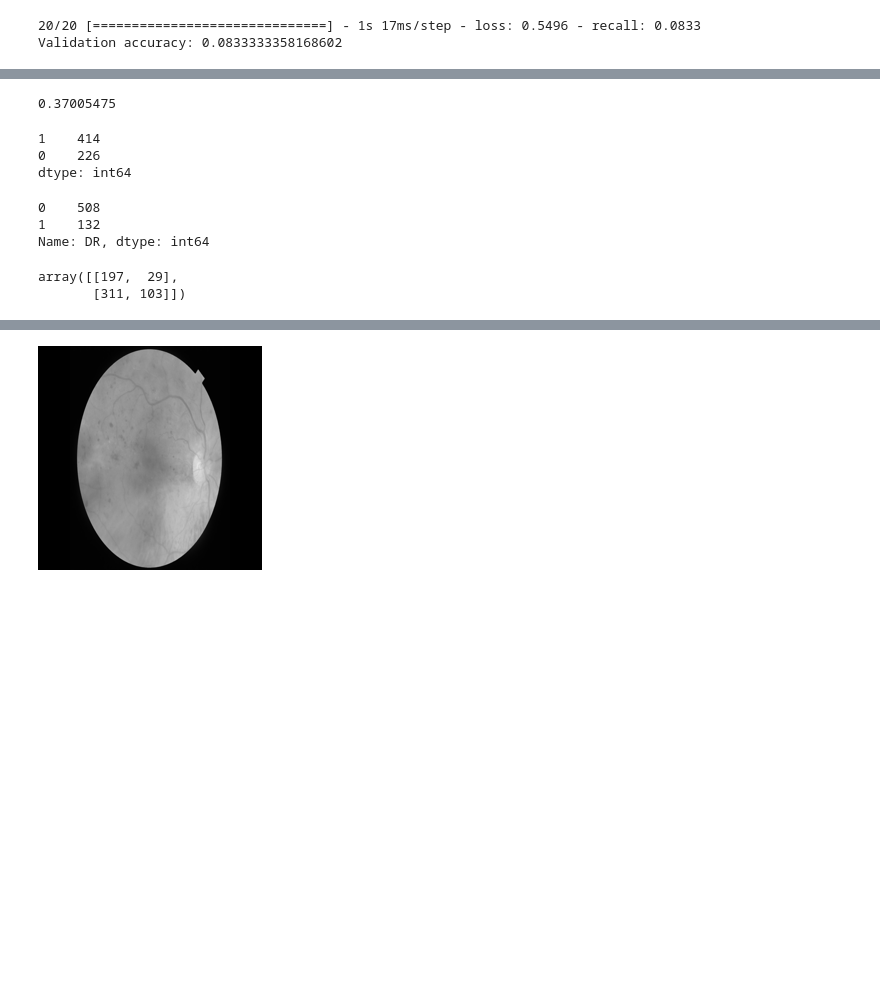
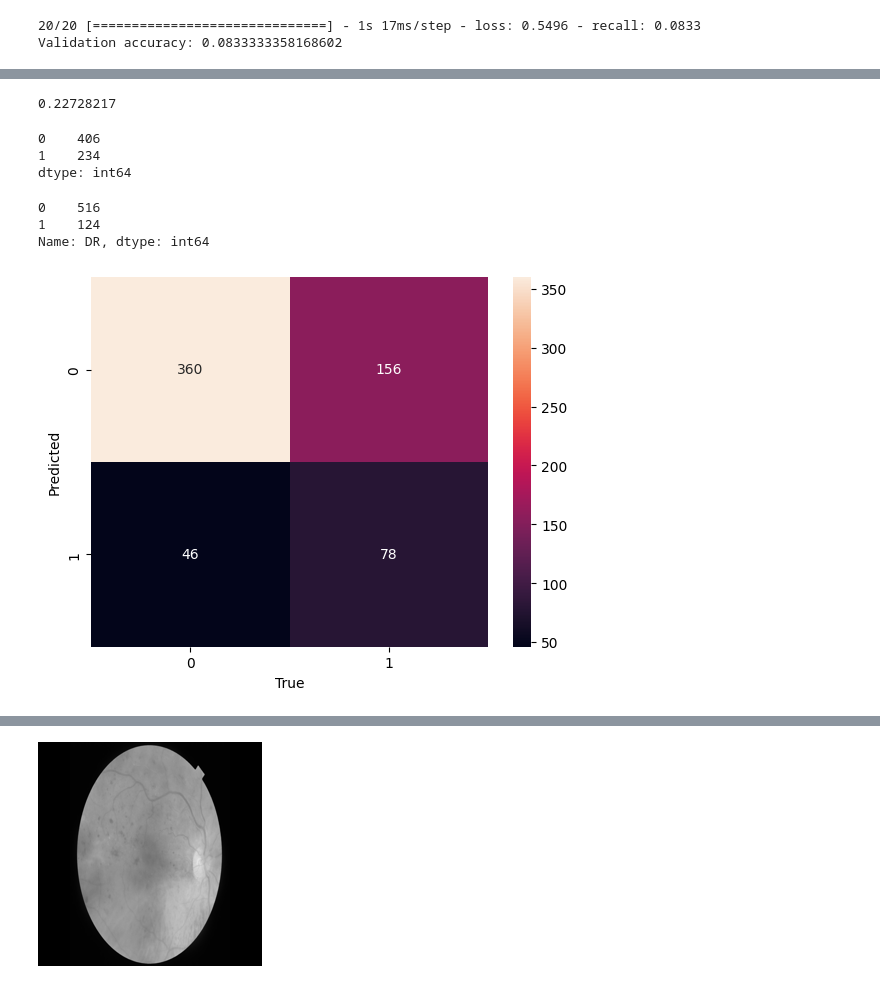
Before and after one commit to Eaglesight02/Pheonix_Squadron, a Jupyter notebook: Copy_2_of_Diabetic_Retinopathy_Detection.ipynb, the cells around one changed output, grey strips where cells are left out. Cells and saved outputs as stored; diff of their text form; code cells hidden in the pictures; blank space fills up the shorter version.

```diff
--- a/Copy_2_of_Diabetic_Retinopathy_Detection.ipynb
+++ b/Copy_2_of_Diabetic_Retinopathy_Detection.ipynb
@@ -359,8 +369,8 @@ checkpoints = ModelCheckpoint(
     monitor = 'recall',
     verbose = 1,
     save_best_only = True,
-    save_feq = 1,
-    mode='max')
+    save_feq = 10,
+    mode = 'max')
 # %%
 # Create the CNN model
 import tensorflow as tf
@@ -387,5 +397,5 @@ model = Sequential([
 model.compile(optimizer='adam', loss='binary_crossentropy', metrics=['Recall'])
 
 # Train the model
-history = model.fit(train_Features, train_Targets, epochs = 10, batch_size = 32, callbacks = [checkpoints])
+history = model.fit(train_Features, train_Targets, epochs = 44, batch_size = 32, callbacks = [checkpoints])
 # %% [output]
@@ -430,3 +437,3 @@ Test accuracy: 0.07258064299821854
 # %%
-val_Predictions = model.predict(val_Array)
+test_Predictions = model.predict(test_Array)
 # %% [output]
@@ -434,31 +441,33 @@ val_Predictions = model.predict(val_Array)
 # %%
-np.mean(val_Predictions)
+np.mean(test_Predictions)
 # %% [output]
-0.37005475
+0.22728217
 # %%
-val_Predictions_Bin = []
-for prediction in val_Predictions:
-  val_Predictions_Bin.append(0) if prediction <= np.mean(val_Predictions) else val_Predictions_Bin.append(1)
+test_Predictions_Bin = []
+for prediction in test_Predictions:
+  test_Predictions_Bin.append(0) if prediction <= np.mean(test_Predictions) else test_Predictions_Bin.append(1)
 # %%
 # val_Predictions_Bin = pd.DataFrame(np.argmax(val_Predictions, axis = 1))
 # %%
-pd.DataFrame(val_Predictions_Bin).value_counts()
+pd.DataFrame(test_Predictions_Bin).value_counts()
 # %% [output]
-1    414
-0    226
+0    406
+1    234
 dtype: int64
 # %%
-Val_df['DR'].value_counts()
+Test_df['DR'].value_counts()
 # %% [output]
-0    508
-1    132
+0    516
+1    124
 Name: DR, dtype: int64
 # %%
 from sklearn.metrics import confusion_matrix, accuracy_score, f1_score, recall_score, classification_report
-confusion_matrix(val_Predictions_Bin, Val_df['DR'])
+sns.heatmap(confusion_matrix(test_Predictions_Bin, Test_df['DR']), annot = True, fmt = 'd')
+plt.ylabel('Predicted')
+plt.xlabel('True')
+plt.show()
 # %% [output]
-array([[197,  29],
-       [311, 103]])
+[figure, added]
 # %%
 from google.colab import files
 uploaded = files.upload()
```
Also changed, not shown: parts of 28 cells of this notebook.
